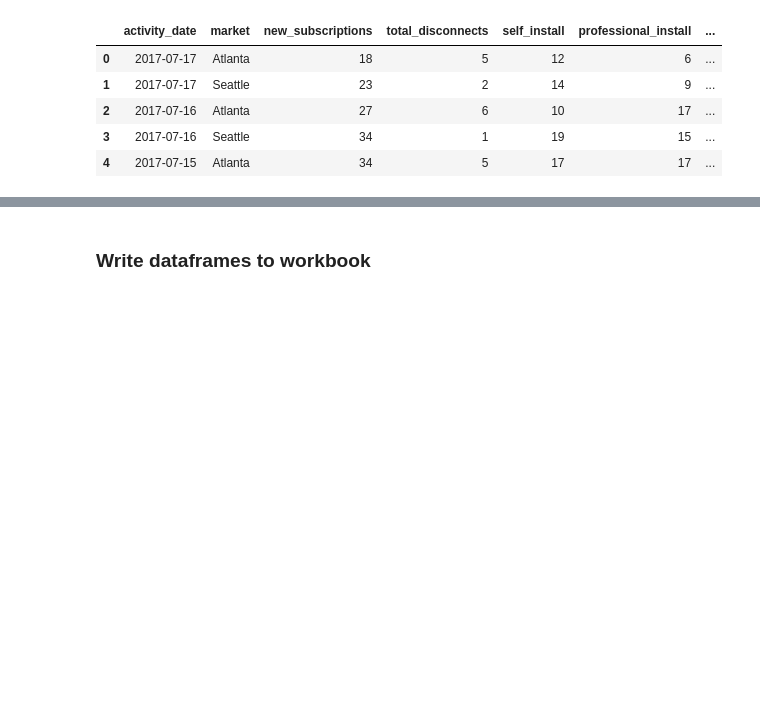
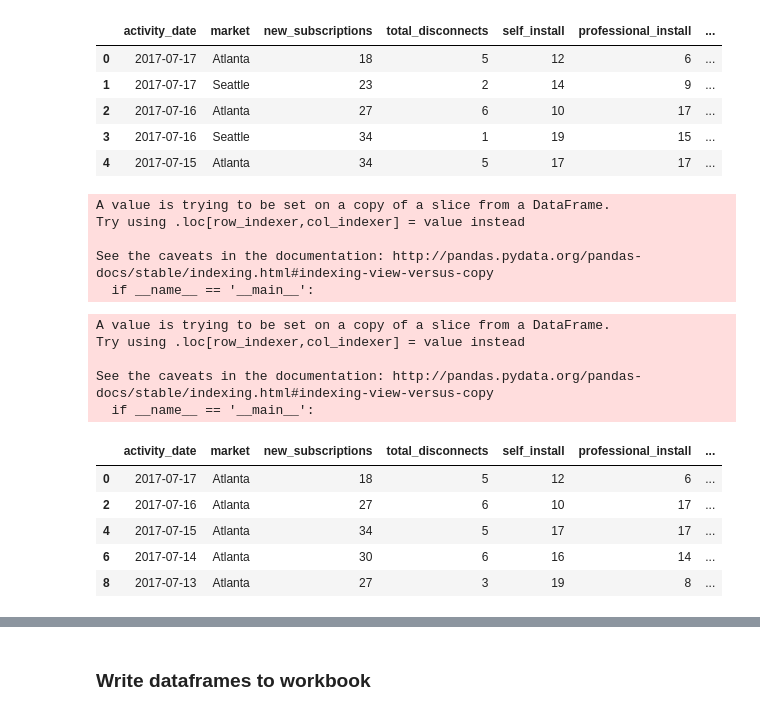
Before and after one commit to datamok/exercise1, a Jupyter notebook: Notebooks/report_builder.ipynb, the cells around one changed output, grey strips where cells are left out. Drawn from its saved outputs; the diff is of its cells as text; code cells hidden in the pictures; blank space fills up the shorter version.

```diff
--- a/Notebooks/report_builder.ipynb
+++ b/Notebooks/report_builder.ipynb
@@ -69,3 +69,30 @@ data_2017.head()
 # %%
 # Stop, EOD
 # To do: with 2017 data, work on a city, group by isocalendar() aka week and summarise the metrics. Create dict for later use.
+# %%
+atlanta_2017 = data_2017[data_2017.market == 'Atlanta']
+# %%
+atlanta_2017['week'] = atlanta_2017.date.apply(lambda x: x.strftime('%U'))
+# %% [output]
+A value is trying to be set on a copy of a slice from a DataFrame.
+Try using .loc[row_indexer,col_indexer] = value instead
+
+See the caveats in the documentation: http://pandas.pydata.org/pandas-docs/stable/indexing.html#indexing-view-versus-copy
+  if __name__ == '__main__':
+# %%
+atlanta_2017['day'] = atlanta_2017.date.apply(lambda x: x.isoweekday())
+# %% [output]
+A value is trying to be set on a copy of a slice from a DataFrame.
+Try using .loc[row_indexer,col_indexer] = value instead
+
+See the caveats in the documentation: http://pandas.pydata.org/pandas-docs/stable/indexing.html#indexing-view-versus-copy
+  if __name__ == '__main__':
+# %%
+atlanta_2017.head()
+# %% [output]
+|  | activity_date | market | new_subscriptions | total_disconnects | self_install | professional_install | ... |
+| 0 | 2017-07-17 | Atlanta | 18 | 5 | 12 | 6 | ... |
+| 2 | 2017-07-16 | Atlanta | 27 | 6 | 10 | 17 | ... |
+| 4 | 2017-07-15 | Atlanta | 34 | 5 | 17 | 17 | ... |
+| 6 | 2017-07-14 | Atlanta | 30 | 6 | 16 | 14 | ... |
+| 8 | 2017-07-13 | Atlanta | 27 | 3 | 19 | 8 | ... |
```
Also changed, not shown: parts of 8 cells of this notebook.
